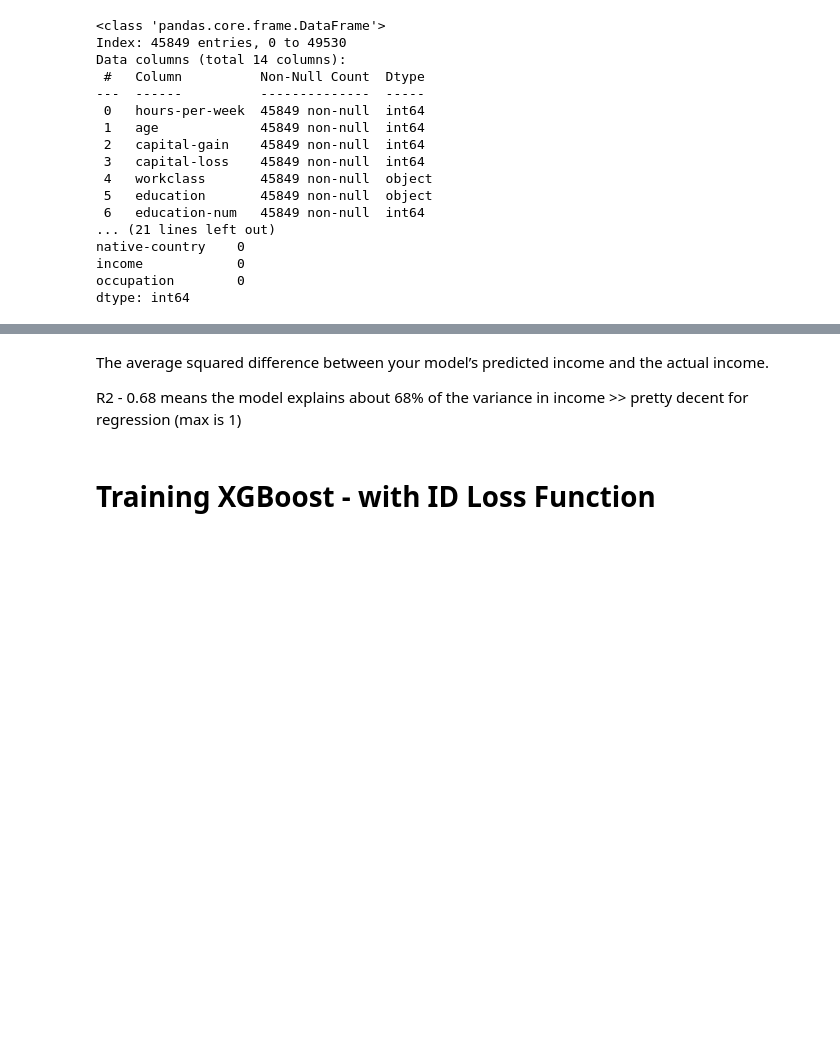
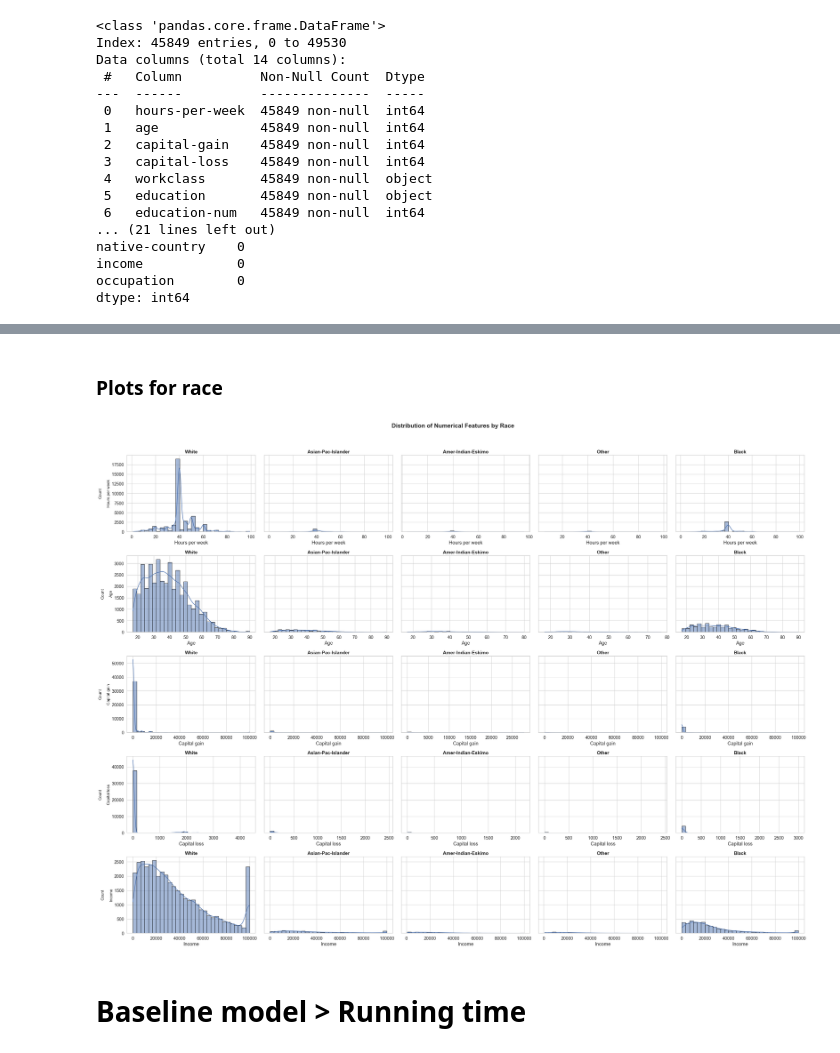
Before and after one commit to Jagoda222/HCML_2, a Jupyter notebook: Jagoda.ipynb, the cells around one changed output, grey strips where cells are left out. Drawn from its saved outputs; the diff is of its cells as text; code cells hidden in the pictures; blank space fills up the shorter version.

```diff
--- a/Jagoda.ipynb
+++ b/Jagoda.ipynb
@@ -320,15 +389,3 @@ privilege_country = {
     'Yugoslavia': 'Not Privileged Country',
     'South': 'Not Privileged Country'
 }
-# %%
-df['workclass_mapped'] = df['workclass'].map(mapping)
-df['education_mapped'] = df['education'].map(education_mapping)
-df['marital_mapped'] = df['marital-status'].map(marital_mapping)
-df['continent'] = df['native-country'].map(continent_mapping)
-df['relationship_mapped'] = df['relationship'].map(relationship_mapping)
-df['race_privilige'] = df['race'].map(privilege_race).fillna('Not Privileged Race')
-df['workclass_privilige'] = df['workclass_mapped'].map(privilege_workclass)
-df['education_privilige'] = df['education_mapped'].map(privilege_education)
-df['marital_privilige'] = df['marital_mapped'].map(privilege_marital)
-df['relationship_privilige'] = df['relationship_mapped'].map(privilege_relationship)
-df['country_privilege'] = df['native-country'].map(privilege_country).fillna('Not Privileged Country')
@@ -989,6 +522,46 @@ print(f"Validation R2: {r2:.2f}")
-# %% [markdown]
-The average squared difference between your model’s predicted income and the actual income.
-
-R2 - 0.68 means the model explains about 68% of the variance in income >> pretty decent for regression (max is 1)
-# %% [markdown]
-# Training XGBoost - with ID Loss Function
+# %% [markdown]
+### Plots for race
+# %%
+import matplotlib.pyplot as plt
+import seaborn as sns
+
+sns.set_theme(style="whitegrid", palette="deep", font_scale=1.2)
+
+num_cols = ['hours-per-week', 'age', 'capital-gain', 'capital-loss', 'income']
+races = df['race'].unique()
+
+n = len(num_cols)
+cols = 2
+rows = n
+
+fig, axes = plt.subplots(rows, len(races), figsize=(len(races)*6, rows*4.5), sharey='row')
+
+for i, col in enumerate(num_cols):
+    for j, race in enumerate(races):
+        ax = axes[i, j] if len(races) > 1 else axes[i]
+        subset = df[df['race'] == race]
+
+        sns.histplot(
+            data=subset,
+            x=col,
+            kde=True,
+            bins=30,
+            ax=ax,
+            edgecolor='black'
+        )
+
+        ax.set_title(f'{race}', fontsize=14, weight='bold')
+        if j == 0:
+            ax.set_ylabel(f'Count\n\n{col.replace("-", " ").capitalize()}', fontsize=12)
+        else:
+            ax.set_ylabel('')
+
+        ax.set_xlabel(col.replace("-", " ").capitalize())
+
+plt.suptitle("Distribution of Numerical Features by Race", fontsize=18, weight='bold')
+plt.tight_layout(rect=[0, 0, 1, 0.96])
+plt.show()
+# %% [output]
+[figure, added]
+# %% [markdown]
+# Baseline model > Running time
```
Also changed, not shown: parts of 65 cells of this notebook.
